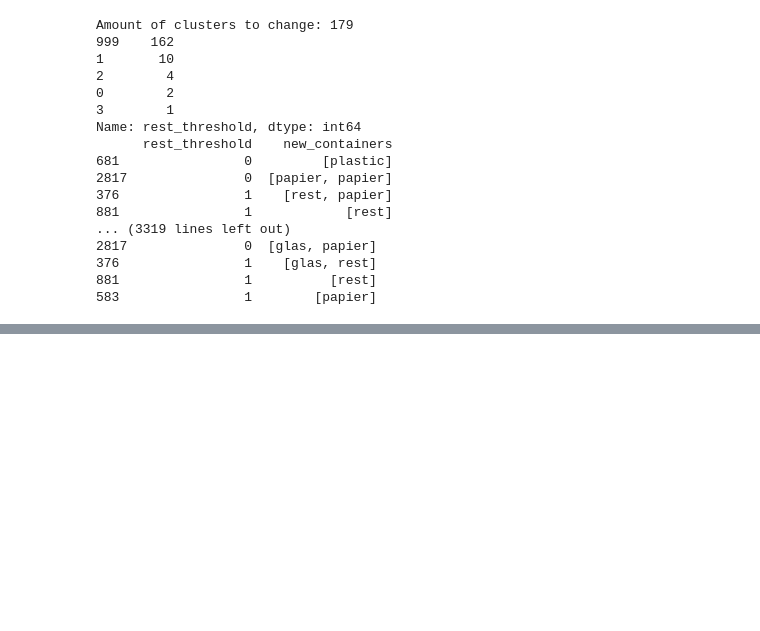
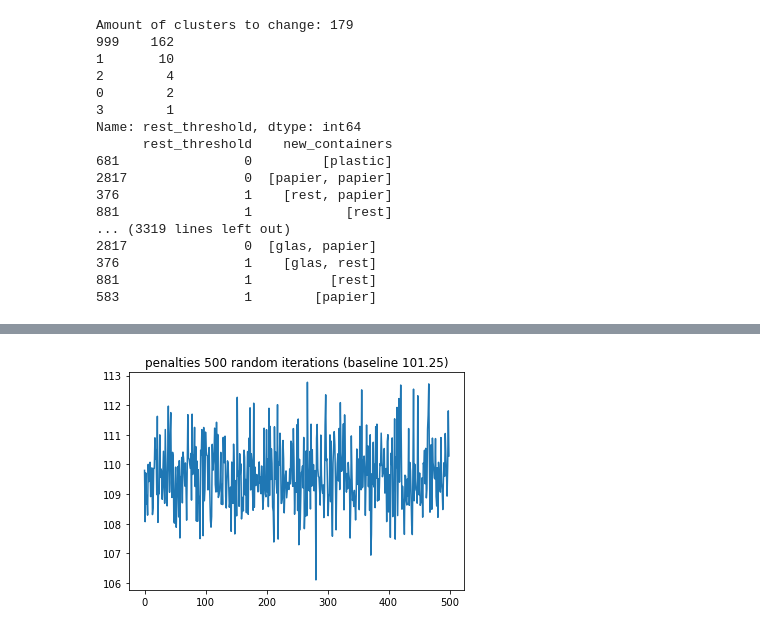
Before and after one commit to corne12345/Amsterdam_carbage_thesis, a Jupyter notebook: Notebooks/20200514 - Improvements of initial coding.ipynb, the cells around one changed output, grey strips where cells are left out. Cells and saved outputs as stored; diff of their text form; code cells hidden in the pictures; blank space fills up the shorter version.

```diff
--- a/Notebooks/20200514 - Improvements of initial coding.ipynb
+++ b/Notebooks/20200514 - Improvements of initial coding.ipynb
@@ -321,0 +358,5 @@ aansluitingen.to_csv('aansluitingen.csv')
+# %%
+plotje = df['penalties'].plot(title='penalties 500 random iterations (baseline 101.25)')
+plotje.figure.savefig('500_random.png')
+# %% [output]
+[figure, added]
```
Also changed, not shown: parts of 3 cells of this notebook, 2 other files.
